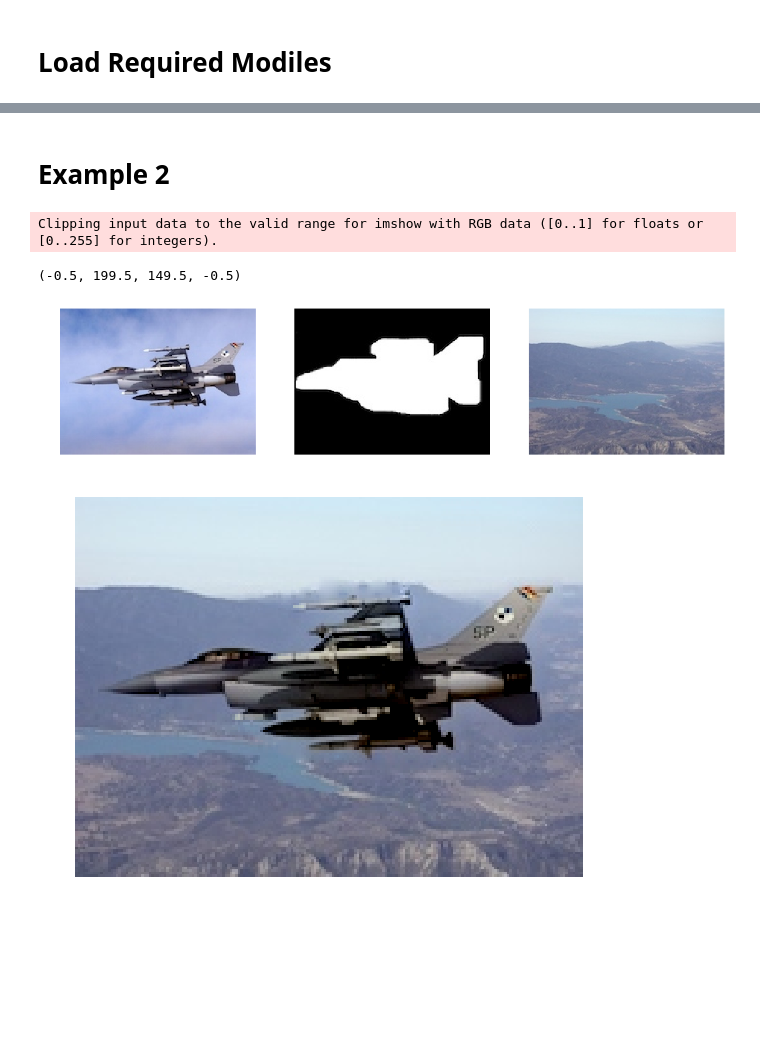
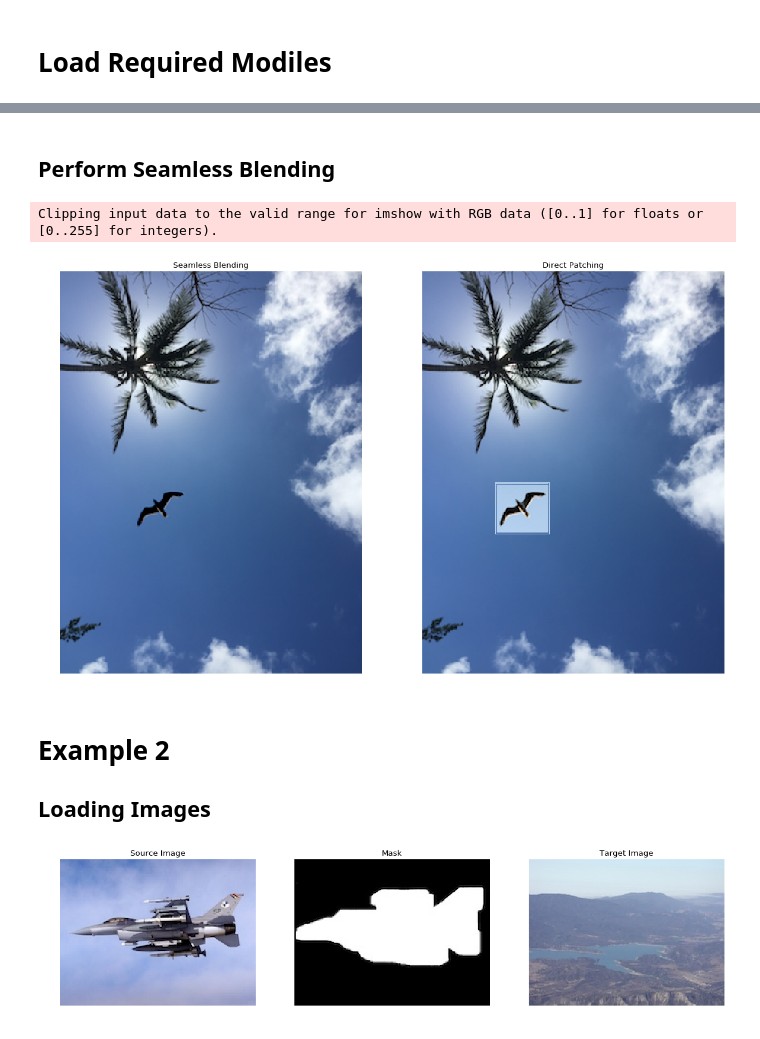
Before and after one commit to jyotishp/Poisson-Image-Editor, a Jupyter notebook: src/Demo.ipynb, the cells around one changed output, grey strips where cells are left out. Cells and saved outputs as stored; diff of their text form; code cells hidden in the pictures; blank space fills up the shorter version.

```diff
--- a/src/Demo.ipynb
+++ b/src/Demo.ipynb
@@ -59,42 +45,50 @@ Clipping input data to the valid range for imshow with RGB data ([0..1] for floa
+# %% [markdown]
+## Perform Seamless Blending
+# %%
+poisson_solver = Poisson(source_path, target_path, mask_path)
+poisson_solver.read_source(source_path)
+poisson_solver.read_target(target_path)
+poisson_solver.read_mask(mask_path)
+
+resultant = poisson_solver.seamless_blend()
+
+plt.figure(figsize=(18, 16), dpi= 80, facecolor='w', edgecolor='k')
+
+plt.subplot(121)
+plt.imshow(resultant)
+plt.axis('off')
+plt.title('Seamless Blending')
+
+plt.subplot(122)
+plt.imshow(direct_patch(poisson_solver.source, poisson_solver.mask, poisson_solver.target))
+plt.axis('off')
+_ = plt.title('Direct Patching')
+# %% [output]
+Clipping input data to the valid range for imshow with RGB data ([0..1] for floats or [0..255] for integers).
+[figure, added]
 # %% [markdown]
 # Example 2
+## Loading Images
 # %%
 source_path = '../test_data/2s.jpg'
 mask_path = '../test_data/2m.jpg'
 target_path = '../test_data/2t.jpg'
 
 plt.figure(figsize=(18, 16), dpi= 80, facecolor='w', edgecolor='k')
 
 plt.subplot(131)
 plt.imshow(cv2.cvtColor(cv2.imread(source_path), cv2.COLOR_BGR2RGB))
 plt.axis('off')
+plt.title('Source Image')
 
 plt.subplot(132)
 plt.imshow(cv2.cvtColor(cv2.imread(mask_path), cv2.COLOR_BGR2RGB))
 plt.axis('off')
+plt.title('Mask')
 
 plt.subplot(133)
 plt.imshow(cv2.cvtColor(cv2.imread(target_path), cv2.COLOR_BGR2RGB))
-_ = plt.axis('off')
-
-poisson_solver = Poisson(source_path, target_path, mask_path)
-poisson_solver.read_source(source_path)
-poisson_solver.read_target(target_path)
-poisson_solver.read_mask(mask_path)
-
-resultant = poisson_solver.seamless_blend()
-
-plt.figure(figsize=(18, 16), dpi= 80, facecolor='w', edgecolor='k')
-
-plt.subplot(121)
-plt.imshow(resultant)
 plt.axis('off')
-
-# plt.subplot(122)
-# plt.imshow(cv2.cvtColor(cv2.imread(mask_path), cv2.COLOR_BGR2RGB))
-# _ = plt.axis('off')
+_ = plt.title('Target Image')
 # %% [output]
-Clipping input data to the valid range for imshow with RGB data ([0..1] for floats or [0..255] for integers).
-(-0.5, 199.5, 149.5, -0.5)
-[figure, old version]
+[figure, new version]
-[figure, removed]
```
Also changed, not shown: parts of 5 cells of this notebook.
